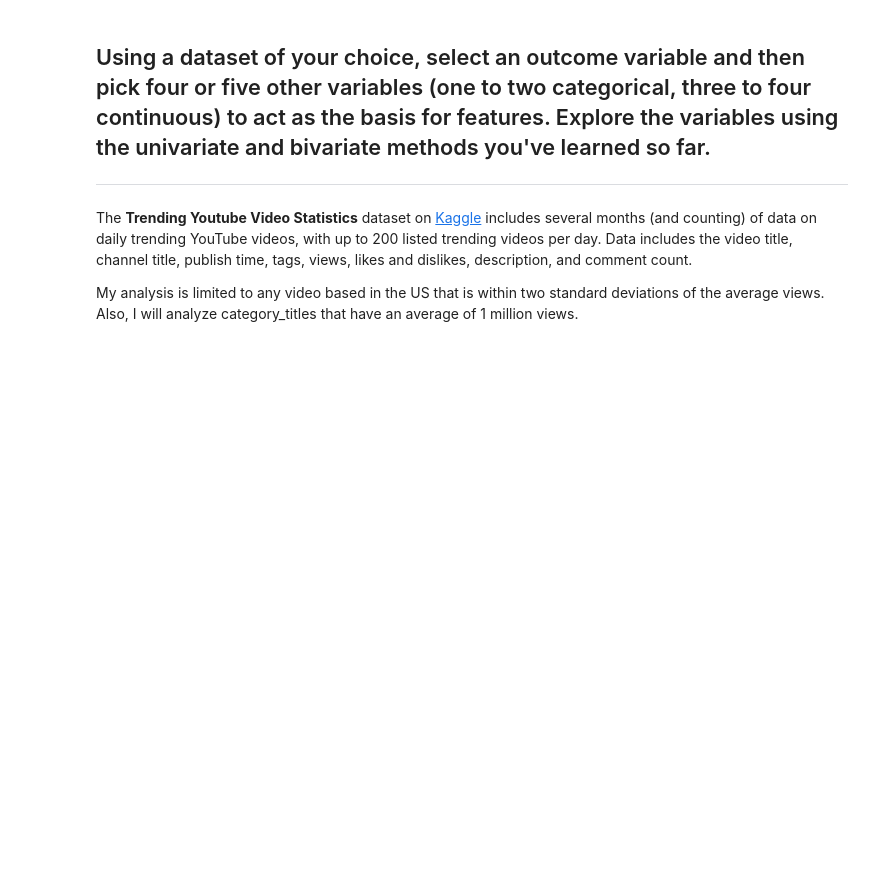
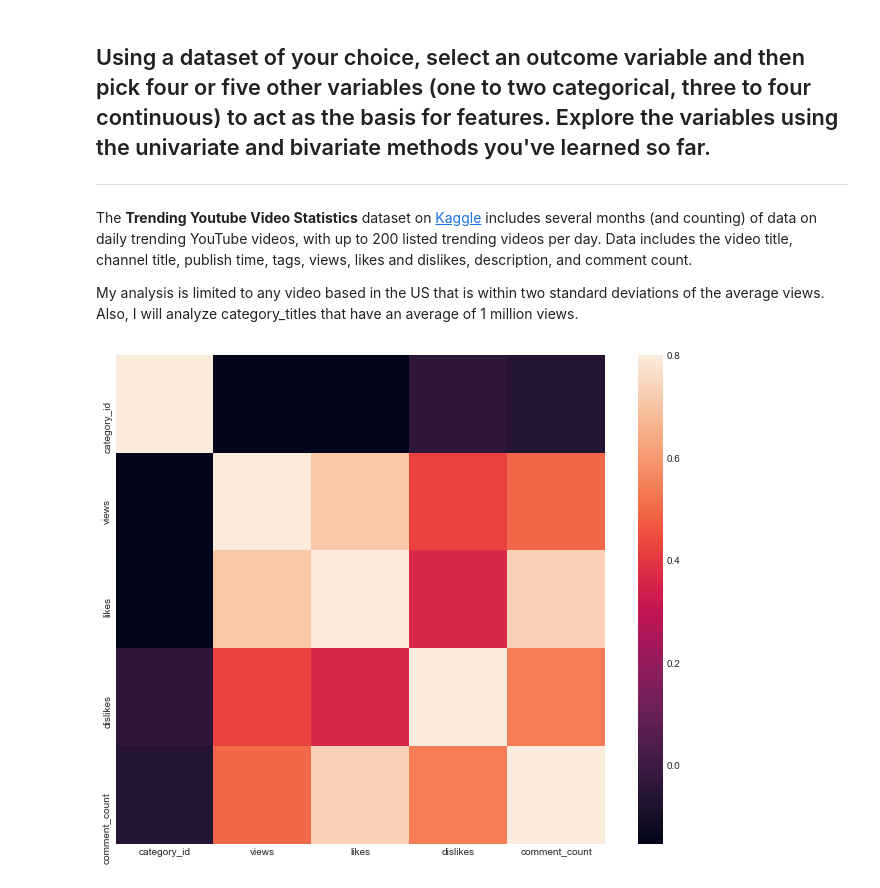
Before and after one commit to WealthCreating/Thinkful__Data-Science, a Jupyter notebook: 2 Supervised learning/Challenges/1 Prepare a dataset for modeling.ipynb, the cells around one changed output. Cells and saved outputs as stored; diff of their text form; code cells hidden in the pictures; blank space fills up the shorter version.

```diff
--- a/2 Supervised learning/Challenges/1 Prepare a dataset for modeling.ipynb
+++ b/2 Supervised learning/Challenges/1 Prepare a dataset for modeling.ipynb
@@ -13,6 +13,7 @@ from scipy import stats
 import seaborn as sns
 import json
 %matplotlib inline
+sns.set_style('white')
 # %%
 file = "C:/Users/Carter Carlson/Documents/Thinkful/Large Databases/Youtube/videos.csv"
 df = pd.read_csv(file)
@@ -45,4 +46,11 @@ for row in df1['category_id']:
     title_list.append(row)
 
 
-df = df.loc[df['category_id'].isin(title_list)]
+df = df.loc[df['category_id'].isin(title_list),['category_id','views','likes','dislikes','comment_count']]
+# %%
+corrmat = df.corr()
+f, ax = plt.subplots(figsize=(12,9))
+sns.heatmap(corrmat, vmax=.8, square=True)
+plt.show()
+# %% [output]
+[figure, added]
```
Also changed, not shown: parts of 2 cells of this notebook.
